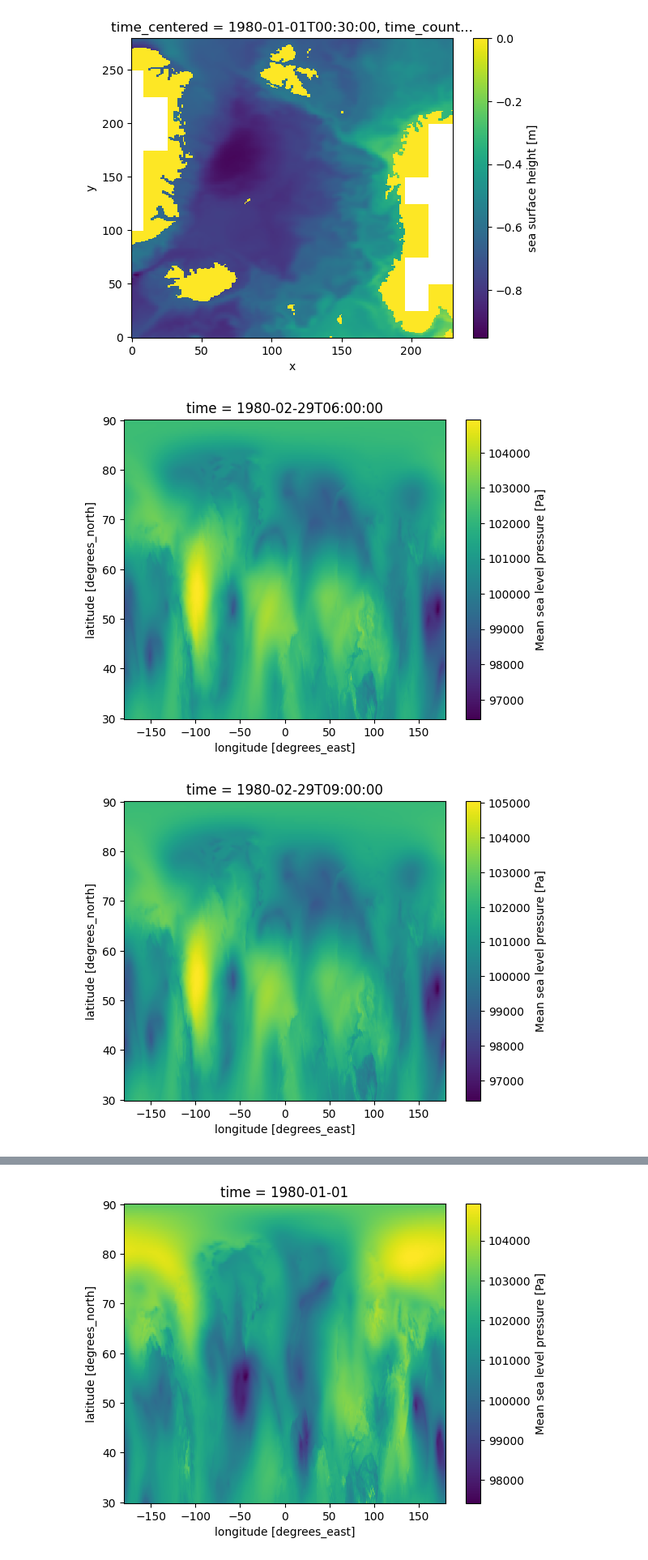
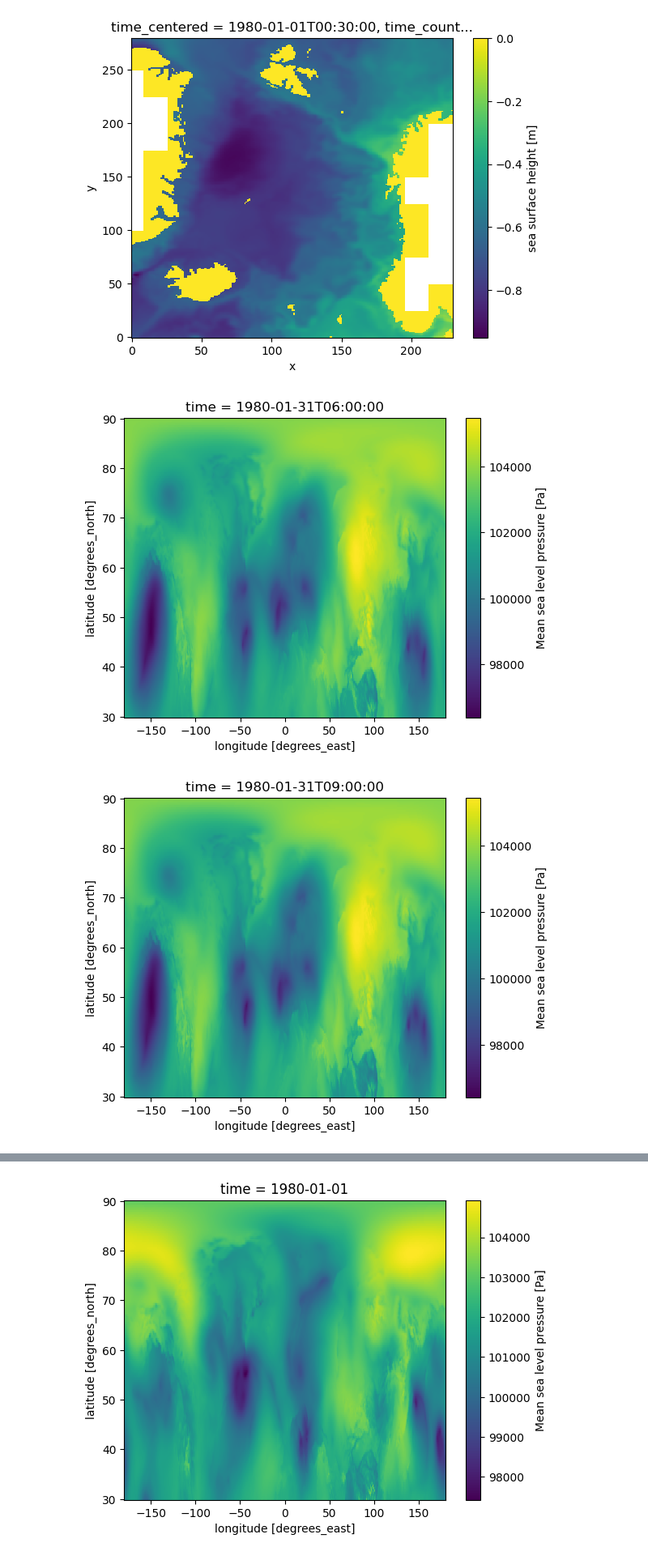
Before and after one commit to Ezi001/FNO-Nordic-Sea, a Jupyter notebook: readdata.ipynb, the cells around one changed output, grey strips where cells are left out. Shown at 81% size. Cells and saved outputs as stored; diff of their text form; code cells hidden in the pictures.

```diff
--- a/readdata.ipynb
+++ b/readdata.ipynb
@@ -111,8 +100,8 @@ plt.show()
 [figure]
 # %%
 for i in range(-6, -1):
-    data_forcing_feb["msl"].isel(time=i).plot()
+    data_forcing_jan["msl"].isel(time=i).plot()
     plt.show()
 # %% [output]
-[figure, old version]
+[figure, new version]
-[figure, old version]
+[figure, new version]
```
Also changed, not shown: parts of 8 cells of this notebook, 5 other files.
